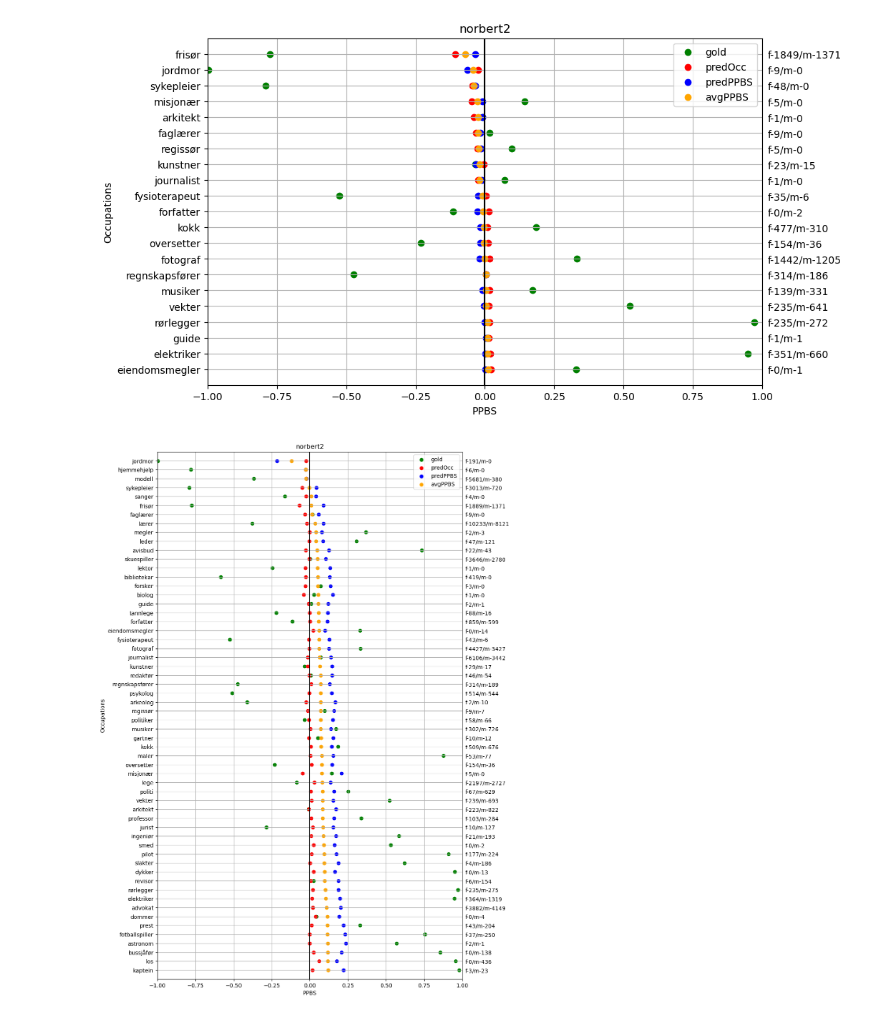
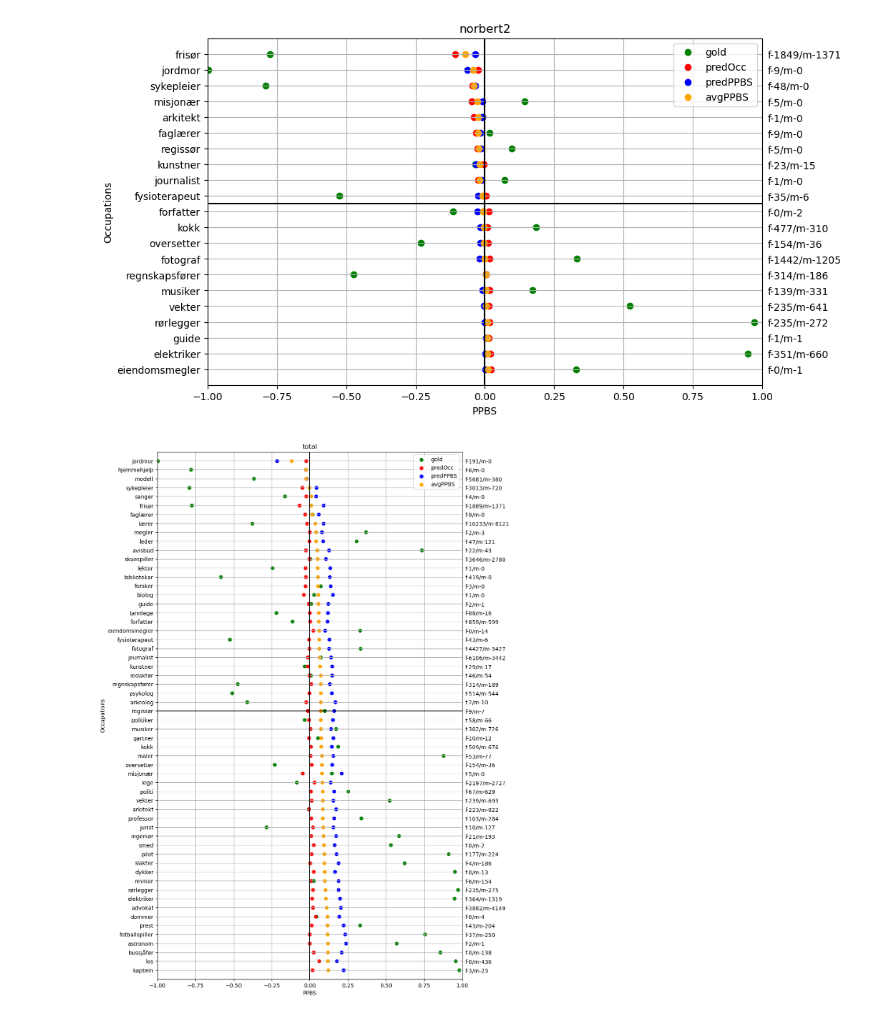
Before and after one commit to Johnneeee/masterThesis, a Jupyter notebook: displayPPBS-OCC/comparePPBSOcc.ipynb, the cells around one changed output. Drawn from its saved outputs; the diff is of its cells as text; code cells hidden in the pictures.

```diff
--- a/displayPPBS-OCC/comparePPBSOcc.ipynb
+++ b/displayPPBS-OCC/comparePPBSOcc.ipynb
@@ -51,6 +51,7 @@ def plotdata(data,name):
     # grid
     plt.grid()
     plt.axvline(color='black')
+    plt.axhline(y=len(atts)/ 2, color='black')
 
     for y, att in enumerate(atts):
         plt.text(1.02, y - 0.25, counts[y], fontsize=10)
@@ -109,11 +110,11 @@ data = readData("../probeOcc/data/filtered/norbert2Filtered_occ.csv",
 plotdata(data, "norbert2") # Plot the data
 plt.show()
 # %% [output]
-[figure, old version]
+[figure, new version]
 # %%
 data = readData("../probeOcc/data/total/totalFiltered_occ.csv",
                 "../probePPBS/data/total/total_ppbs.csv") # read data from file
-plotdata(data, "norbert2") # Plot the data
+plotdata(data, "total") # Plot the data
 plt.show()
 # %% [output]
-[figure, old version]
+[figure, new version]
```
Also changed, not shown: parts of 7 cells of this notebook, 7 other files.
